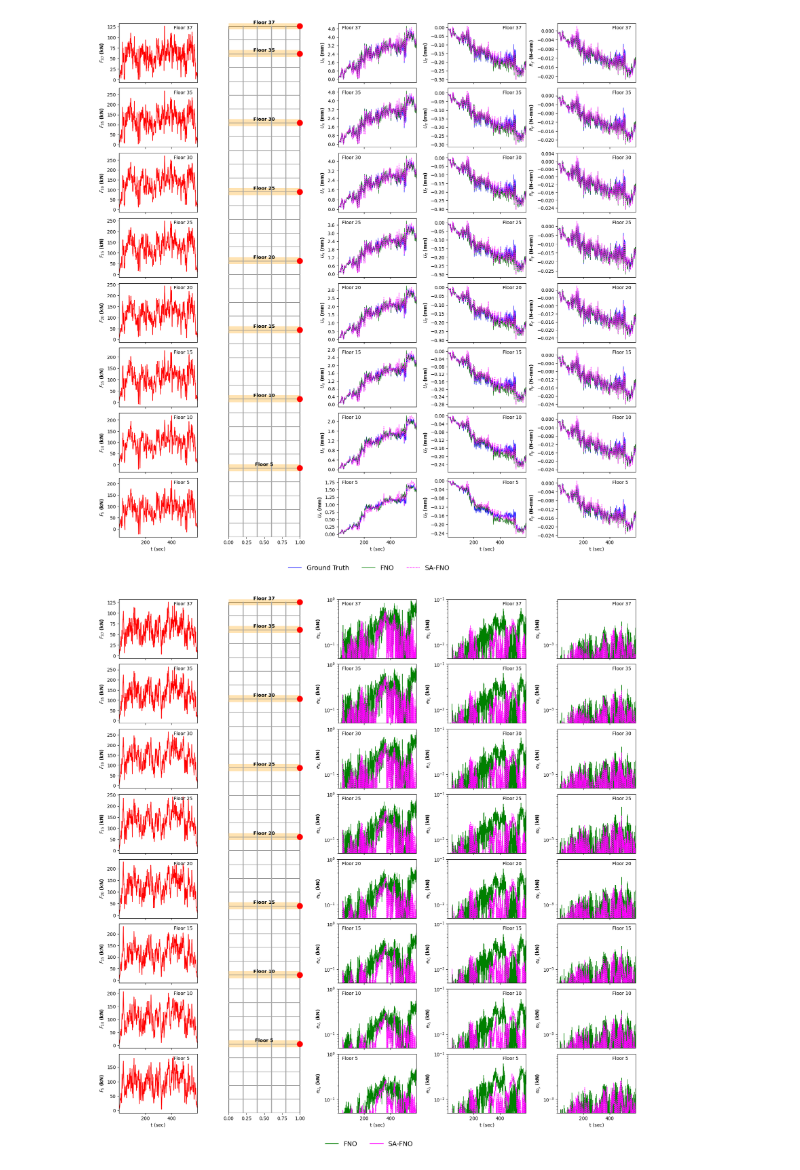
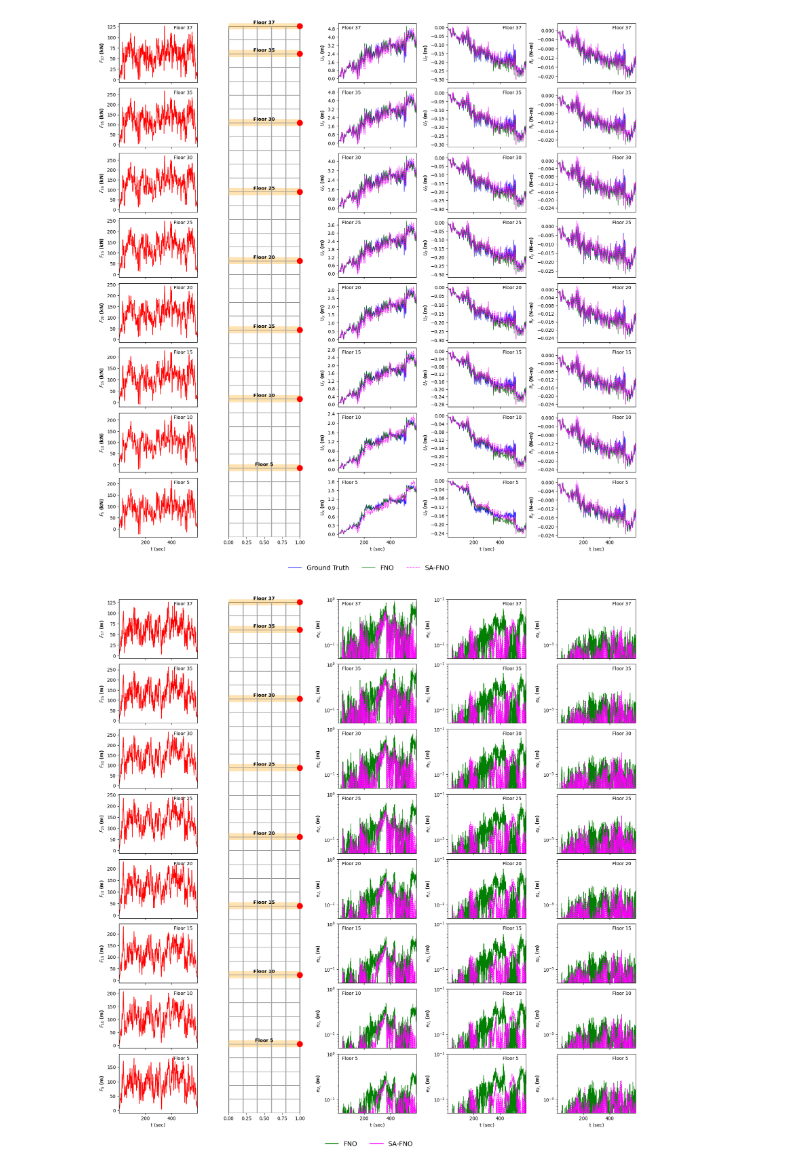
Before and after one commit to Centrum-IntelliPhysics/Neural-Operators-for-Natural-Hazards, a Jupyter notebook: wind/plotting_fno_safno_allFloors.ipynb, the cells around one changed output. Saved outputs shown, nothing was run; the diff lists cells and outputs as text; code cells hidden in the pictures.

```diff
--- a/wind/plotting_fno_safno_allFloors.ipynb
+++ b/wind/plotting_fno_safno_allFloors.ipynb
@@ -159,7 +169,7 @@ def create_plot(
     for i in range(num_floors):
         ax_input = fig.add_subplot(gs[num_floors - 1 - i, 0])
         ax_input.plot(time_inp, wind_inputs[i, :], color='red', linewidth=1.2)
-        ax_input.set_ylabel(rf'$F_{{{selected_floors[i]}}}$ (kN)', fontweight='bold')
+        ax_input.set_ylabel(rf'$F_{{{selected_floors[i]}}}$ (m)', fontweight='bold')
         ax_input.text(0.70, 0.90, f'Floor {selected_floors[i]}', transform=ax_input.transAxes)
         ax_input.set_xlim([time_inp[0], time_inp[-1]])
         if i != 0:
@@ -221,17 +231,17 @@ def create_plot(
 
             if col == 0:
                 ax_response.text(0.05, 0.90, f'Floor {selected_floors[i]}', transform=ax_response.transAxes)
-                ax_response.set_ylabel(rf'$U_x$ (mm)', fontweight='bold')
+                ax_response.set_ylabel(rf'$U_x$ (m)', fontweight='bold')
 
             if col == 1:
                 ax_response.text(0.70, 0.90, f'Floor {selected_floors[i]}', transform=ax_response.transAxes)
-                ax_response.set_ylabel(rf'$U_z$ (mm)', fontweight='bold')
+                ax_response.set_ylabel(rf'$U_z$ (m)', fontweight='bold')
 
             if col == 2:
                 ax_response.text(0.70, 0.90, f'Floor {selected_floors[i]}', transform=ax_response.transAxes)
-                ax_response.set_ylabel(rf'$R_y$ (N-mm)', fontweight='bold')
+                ax_response.set_ylabel(rf'$R_y$ (N-m)', fontweight='bold')
 
-    # Common Legend
+    # Comon Legend
     handles = [
         plt.Line2D([0], [0], color='blue', linewidth=1.2, label='Ground Truth'),
         plt.Line2D([0], [0], color='green', linewidth=1.2, label='FNO', linestyle='solid'),
@@ -261,7 +271,7 @@ fig = create_plot(t_inp, t_out, selected_floors, wind_inp, ux_fno, uy_fno, uz_fn
 plt.savefig('wind_response_fno_sa-fno_wholeBuilding.pdf', format='pdf', dpi=300, bbox_inches='tight')
 plt.show()
 # %% [output]
-[figure, old version]
+[figure, new version]
 # %%
 # For plotting the Error
 import numpy as np
@@ -281,7 +291,7 @@ def create_plot(
     for i in range(num_floors):
         ax_input = fig.add_subplot(gs[num_floors - 1 - i, 0])
         ax_input.plot(time_inp, wind_inputs[i, :], color='red', linewidth=1.2)
-        ax_input.set_ylabel(rf'$F_{{{selected_floors[i]}}}$ (kN)', fontweight='bold')
+        ax_input.set_ylabel(rf'$F_{{{selected_floors[i]}}}$ (m)', fontweight='bold')
         ax_input.text(0.70, 0.90, f'Floor {selected_floors[i]}', transform=ax_input.transAxes)
         ax_input.set_xlim([time_inp[0], time_inp[-1]])
         if i != 0:
@@ -354,43 +364,43 @@ def create_plot(
 
             if col == 0:
                 ax_response.text(0.05, 0.90, f'Floor {selected_floors[i]}', transform=ax_response.transAxes)
-                ax_response.set_ylabel(rf'$e_{{U_x}}$ (kN)', fontweight='bold')
+                ax_response.set_ylabel(rf'$e_{{U_x}}$ (m)', fontweight='bold')
 
             if col == 1:
                 ax_response.text(0.70, 0.90, f'Floor {selected_floors[i]}', transform=ax_response.transAxes)
-                ax_response.set_ylabel(rf'$e_{{U_z}}$ (kN)', fontweight='bold')
+                ax_response.set_ylabel(rf'$e_{{U_z}}$ (m)', fontweight='bold')
 
             if col == 2:
                 ax_response.text(0.70, 0.90, f'Floor {selected_floors[i]}', transform=ax_response.transAxes)
-                ax_response.set_ylabel(rf'$e_{{R_y}}$ (kN)', fontweight='bold')
-    # Common Legend
+                ax_response.set_ylabel(rf'$e_{{R_y}}$ (m)', fontweight='bold')
+    # Comon Legend
     handles = [
         #plt.Line2D([0], [0], color='blue', linewidth=2, label='Ground Truth'),
         plt.Line2D([0], [0], color='green', linewidth=2, label='FNO'),
         plt.Line2D([0], [0], color='magenta', linewidth=2, label='SA-FNO')
     ]
     fig.legend(handles=handles, loc='lower center', ncol=3, fontsize=14, bbox_to_anchor=(0.5, 0.05), frameon=False)
 
     plt.tight_layout()  # Adjust to leave space for the legend
     return fig
 
 selected_floors = np.array([5, 10, 15, 20, 25, 30, 35, 37]) # Selected floors
 samp_num = 80
 wind_inp = inputs[samp_num,:,selected_floors-1]
 ux_tar = targets_ux[samp_num,:,selected_floors-1]
 ux_fno = pred_ux_fno[samp_num,:,selected_floors-1]
 ux_safno = pred_ux_sa_fno[samp_num,:,selected_floors-1]
 uy_tar = targets_uy[samp_num,:,selected_floors-1]
 uy_fno = pred_uy_fno[samp_num,:,selected_floors-1]
 uy_safno = pred_uy_sa_fno[samp_num,:,selected_floors-1]
 uz_tar = targets_uz[samp_num,:,selected_floors-1]
 uz_fno = pred_uz_fno[samp_num,:,selected_floors-1]
 uz_safno = pred_uz_sa_fno[samp_num,:,selected_floors-1]
 
 fig = create_plot(t_inp, t_out, selected_floors, wind_inp, ux_safno, uy_safno, uz_safno, ux_fno, uy_fno, uz_fno, ux_tar, uy_tar, uz_tar)
 
 # Save the figure
 plt.savefig('wind_response_fno_sa-fno_wholeBuilding_error.pdf', format='pdf', dpi=300, bbox_inches='tight')
 plt.show()
 # %% [output]
-[figure, old version]
+[figure, new version]
```
Also changed, not shown: parts of 1 cell of this notebook, 5 other files.
